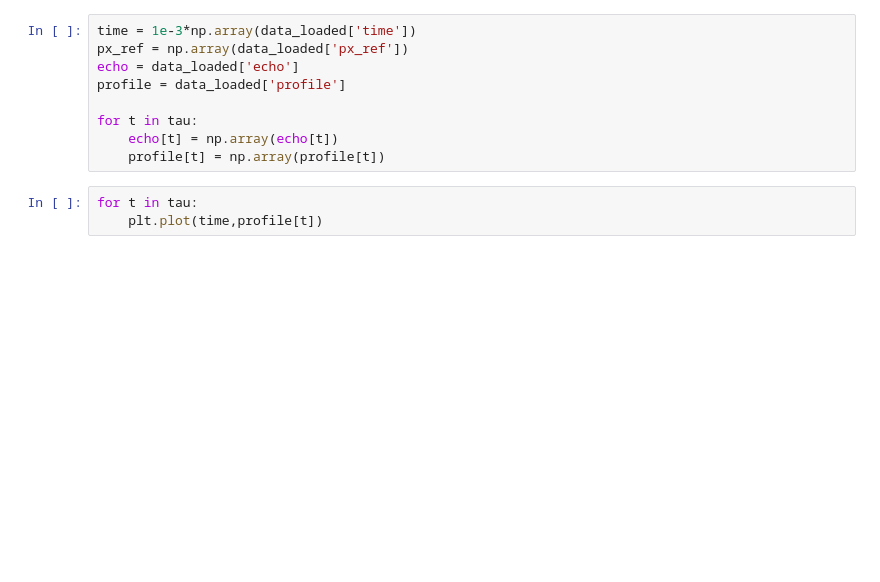
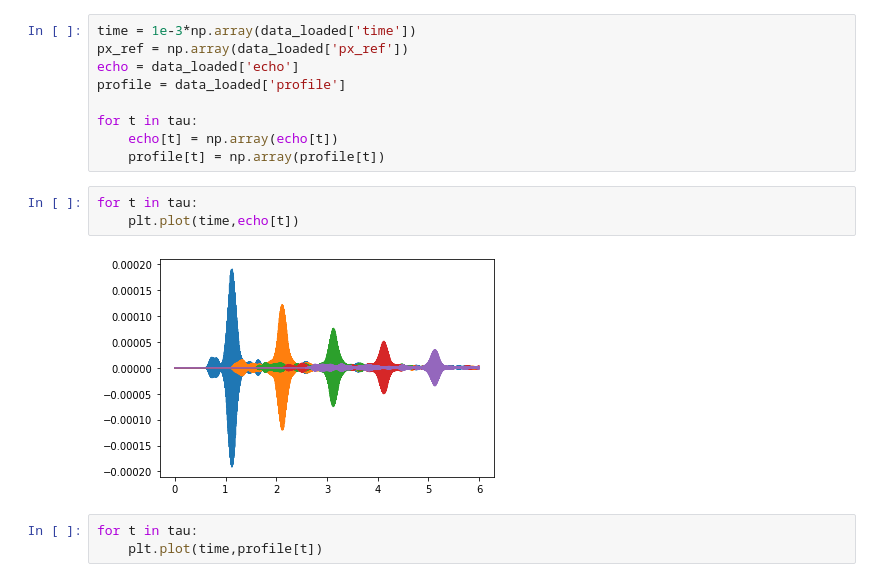
Before and after one commit to marcodalessandro76/Echo_mechanisms_decay_time_optical_orientation, a Jupyter notebook: PHOTON_ECO/ANALYSIS_Plot.ipynb, the cells around one changed output. Cells and saved outputs as stored; diff of their text form; blank space fills up the shorter version.

```diff
--- a/PHOTON_ECO/ANALYSIS_Plot.ipynb
+++ b/PHOTON_ECO/ANALYSIS_Plot.ipynb
@@ -59,6 +59,11 @@ profile = data_loaded['profile']
 for t in tau:
     echo[t] = np.array(echo[t])
     profile[t] = np.array(profile[t])
+# %%
+for t in tau:
+    plt.plot(time,echo[t])
+# %% [output]
+[figure, added]
 # %%
 for t in tau:
     plt.plot(time,profile[t])
```
Also changed, not shown: parts of 21 cells of this notebook, 6 other files.
